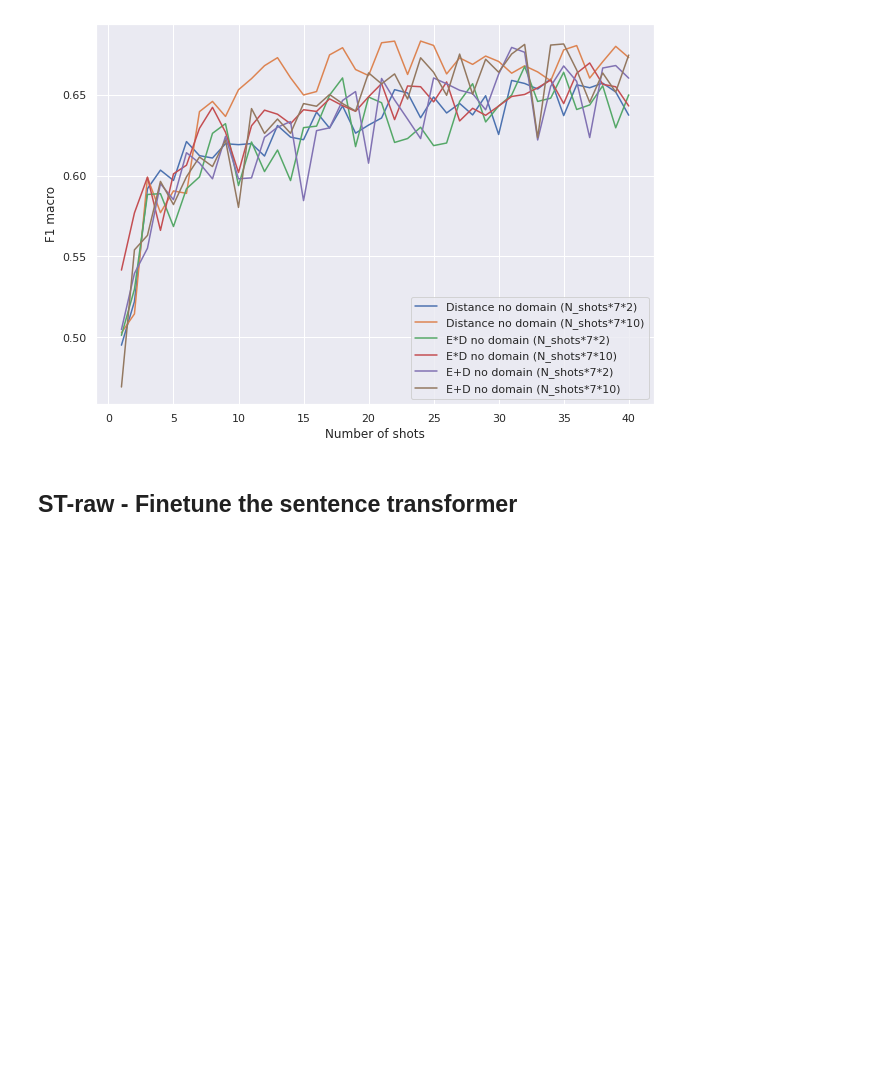
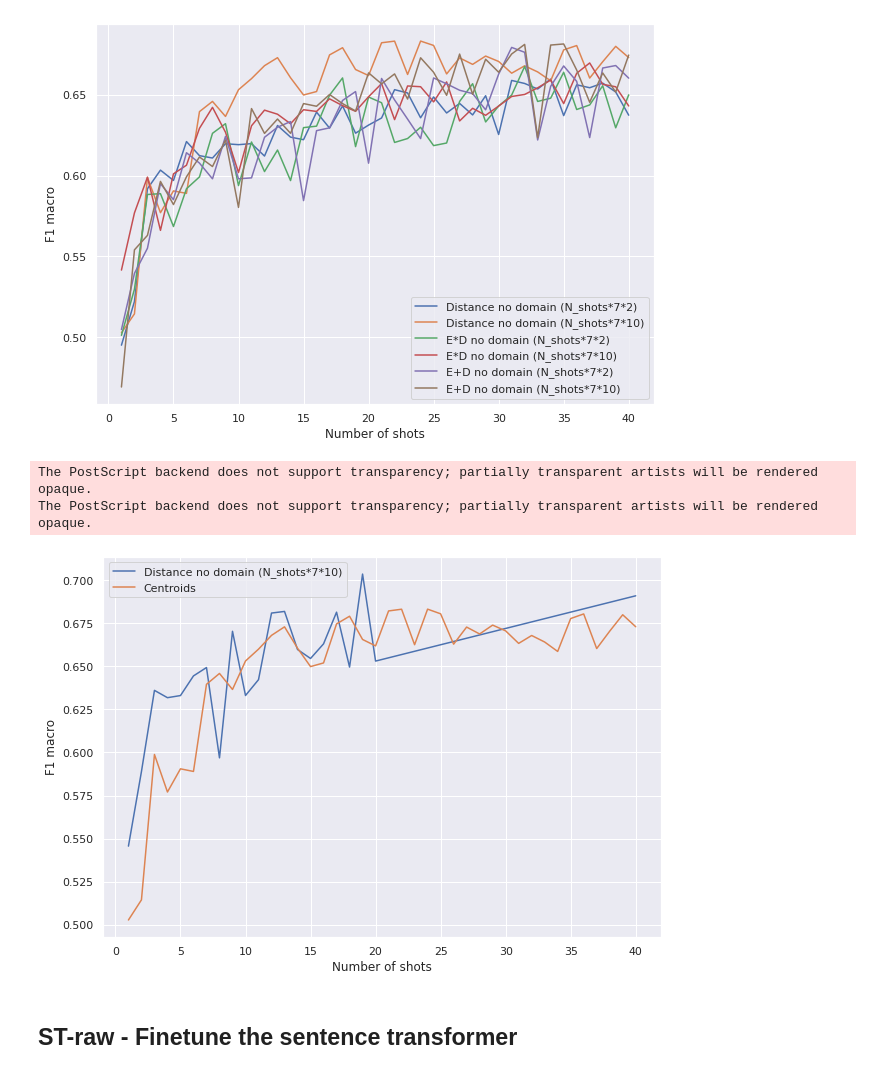
Before and after one commit to MorenoSara/Few-Shot_Text_Classification, a Jupyter notebook: Few_shot_text_classification.ipynb, the cells around one changed output. Cells and saved outputs as stored; diff of their text form; code cells hidden in the pictures; blank space fills up the shorter version.

```diff
--- a/Few_shot_text_classification.ipynb
+++ b/Few_shot_text_classification.ipynb
@@ -1150,8 +1150,8 @@ The PostScript backend does not support transparency; partially transparent arti
 The PostScript backend does not support transparency; partially transparent artists will be rendered opaque.
 [figure]
 # %%
-C = [0.5456164192205039, 0.5889010300179862, 0.6360342722345338, 0.6317917089436703, 0.6330230744546241, 0.6444294855778188, 0.6492899771268552, 0.5968647775423152, 0.6703295528948966, 0.6330589023753935, 0.6422474169751444, 0.6809157495603994, 0.6818567219283881, 0.6597683709545944, 0.6545520794159199, 0.6630402818065794, 0.6814298161924819, 0.649564252071508, 0.70354275782244, 0.6530388264396956, 0.6909346616837311]
-MND = [0.5446239170738757, 0.6111779456418054, 0.6010679422898454, 0.6431677679960895, 0.6477561496547607, 0.6399512485917688, 0.6649008322652454, 0.664268971177689, 0.6606601869203652, 0.6747712936834335, 0.637341560717403, 0.6576638751012629, 0.6776092407454591, 0.6244084578990533, 0.6636479339874858, 0.634600469974352, 0.6303872719196427, 0.6779364361096628, 0.6628657915300157, 0.6603980657433659, 0.6959672566561436] # --- 1664.3938796520233 seconds ---
+C = [0.5456164192205039, 0.5889010300179862, 0.6360342722345338, 0.6317917089436703, 0.6330230744546241, 0.6444294855778188, 0.6492899771268552, 0.5968647775423152, 0.6703295528948966, 0.6330589023753935, 0.6422474169751444, 0.6809157495603994, 0.6818567219283881, 0.6597683709545944, 0.6545520794159199, 0.6630402818065794, 0.6814298161924819, 0.649564252071508, 0.70354275782244, 0.6530388264396956, 0.6909346616837311] # --- 1743.7584930694402 seconds ---
+EM = [0.5446239170738757, 0.6111779456418054, 0.6010679422898454, 0.6431677679960895, 0.6477561496547607, 0.6399512485917688, 0.6649008322652454, 0.664268971177689, 0.6606601869203652, 0.6747712936834335, 0.637341560717403, 0.6576638751012629, 0.6776092407454591, 0.6244084578990533, 0.6636479339874858, 0.634600469974352, 0.6303872719196427, 0.6779364361096628, 0.6628657915300157, 0.6603980657433659, 0.6959672566561436] # --- 1664.3938796520233 seconds ---
 END = [0.5660311253877933, 0.5276372429585481, 0.5610356912497612, 0.579262657228044, 0.5979156473721442, 0.588471117202244, 0.6066037621306168, 0.5984106422414893, 0.61129985718201, 0.5742920361649604, 0.5981293870495145, 0.5990426975807847, 0.586056765415171, 0.5738640824029846, 0.5587151495677171, 0.6020890864944219, 0.5751747250528982, 0.5860909516232408, 0.5832162802815837, 0.5839776827556461, 0.6016744857252262, 0.5913823000098928, 0.5849394899039699, 0.5530713736669367, 0.5890321997140735, 0.5580997579003009, 0.5859070267010825, 0.6043368218945869, 0.6145122104201929, 0.6074270002528074, 0.6218794200444979, 0.6079135563882947, 0.6230711054930664, 0.6248899323362522, 0.6197928959447339, 0.6402940811821234, 0.6421523462416009, 0.6303609208968428, 0.6382406198998204, 0.6376667633154722] # --- 319.17016768455505 seconds ---
 DND_shots_7_2 = [0.4950653855941873, 0.5220890022071899, 0.5918406009979115, 0.6033591427562918, 0.5969537461006249, 0.6210235097592997, 0.6123118594229967, 0.6108401425604658, 0.6196806294816086, 0.6191075133993247, 0.6197474697224784, 0.6120654677019665, 0.6309595507517749, 0.623768214626914, 0.6221775708382685, 0.6392324866630655, 0.6293780026605874, 0.6430776461479677, 0.6262186767511979, 0.6312218287129895, 0.6356130350953951, 0.6531285245796437, 0.651086782187324, 0.6357301460840855, 0.6486205835660309, 0.6387073573040859, 0.6446163401676781, 0.6375026238490621, 0.6493665969309713, 0.6253989483812713, 0.658838908710034, 0.6569619842429374, 0.6535355314979059, 0.6596790542855506, 0.6370822181280033, 0.6561294067137766, 0.6543234484235475, 0.6571526999908054, 0.6517077033949643, 0.637336741639989] # --- 348.3936619758606 seconds ---
 E4D_ND_shots_7_2 = [0.4950653855941873, 0.5220890022071899, 0.5964506905799117, 0.5962222451137247, 0.5752006016708956, 0.6068579068279306, 0.6062098806029196, 0.6286311963414412, 0.626138906646632, 0.6116757703755932, 0.600490802047292, 0.6263654910113677, 0.6176664870702339, 0.6070283401095222, 0.6111962328767129, 0.6374184250211702, 0.6514964256707253, 0.6457550363749964, 0.6154161594268113, 0.580429891189878, 0.6266604842500313, 0.6295857429186799, 0.6446804322933357, 0.6355512600433597, 0.6171738642248703, 0.6232218892864416, 0.6435616553757902, 0.6483369120739163, 0.6434450884206139, 0.6440420872370757, 0.655126557856821, 0.6309180182825289, 0.650475836651464, 0.6615776943566699, 0.6569316047672256, 0.6556229627610602, 0.6512340053701025, 0.6525128922340847, 0.6739920497505886, 0.6515466663354638] # --- 360.74309182167053 seconds ---
@@ -1160,7 +1160,7 @@ T_ND_shots_7_2 = [0.5047536143936433, 0.5394907009046596, 0.5550241372500254, 0.
 sns.set()
 plt.figure(figsize=(10, 7))
 plt.plot(centroid_shots, C)
-plt.plot(centroid_shots, MND)
+plt.plot(centroid_shots, EM)
 plt.plot(shots, END)
 plt.plot(shots, DND_shots_7_2)
 plt.plot(shots, E4D_ND_shots_7_2)
@@ -1199,6 +1199,21 @@ plt.savefig('2_vs_10.eps', format='eps')
 The PostScript backend does not support transparency; partially transparent artists will be rendered opaque.
 The PostScript backend does not support transparency; partially transparent artists will be rendered opaque.
 [figure]
+# %%
+C = [0.5456164192205039, 0.5889010300179862, 0.6360342722345338, 0.6317917089436703, 0.6330230744546241, 0.6444294855778188, 0.6492899771268552, 0.5968647775423152, 0.6703295528948966, 0.6330589023753935, 0.6422474169751444, 0.6809157495603994, 0.6818567219283881, 0.6597683709545944, 0.6545520794159199, 0.6630402818065794, 0.6814298161924819, 0.649564252071508, 0.70354275782244, 0.6530388264396956, 0.6909346616837311] # --- 1743.7584930694402 seconds ---
+DND_shots_7_10 = [0.5027393993210539, 0.51442243734782, 0.5988215605344485, 0.5770386946020266, 0.5904954901107431, 0.5889741684118724, 0.6395470967023342, 0.6458610170966975, 0.6365625716738305, 0.6530869915995596, 0.6599547737213712, 0.6679642054635858, 0.6729136266642677, 0.6605102168100191, 0.6498375932654792, 0.6519675860667372, 0.6746241074144299, 0.6790723264206168, 0.6655856324051819, 0.661844507586358, 0.6821426553019301, 0.6831468386936564, 0.6625358957405931, 0.683185030799119, 0.6804866678173888, 0.6628579977791362, 0.6727802600311118, 0.6687690243358676, 0.6739187028744592, 0.6705732917668243, 0.6633108300040568, 0.6678891233127119, 0.6641034103589328, 0.6586369860499885, 0.6777333540823881, 0.6804066217883875, 0.660305162434227, 0.670397937202278, 0.6799274621976432, 0.6729716150324837] # --- 404.5768551826477 seconds ---
+sns.set()
+plt.figure(figsize=(10, 7))
+plt.plot(centroid_shots, C)
+plt.plot(shots, DND_shots_7_10)
+plt.xlabel("Number of shots")
+plt.ylabel("F1 macro")
+plt.legend(labels=["Distance no domain (N_shots*7*10)", "Centroids"])
+plt.savefig('centorids_vs_distance10.eps', format='eps')
+# %% [output]
+The PostScript backend does not support transparency; partially transparent artists will be rendered opaque.
+The PostScript backend does not support transparency; partially transparent artists will be rendered opaque.
+[figure, added]
 # %% [markdown]
 ## ST-raw - Finetune the sentence transformer
 # %%
```
Also changed, not shown: parts of 1 cell of this notebook.
